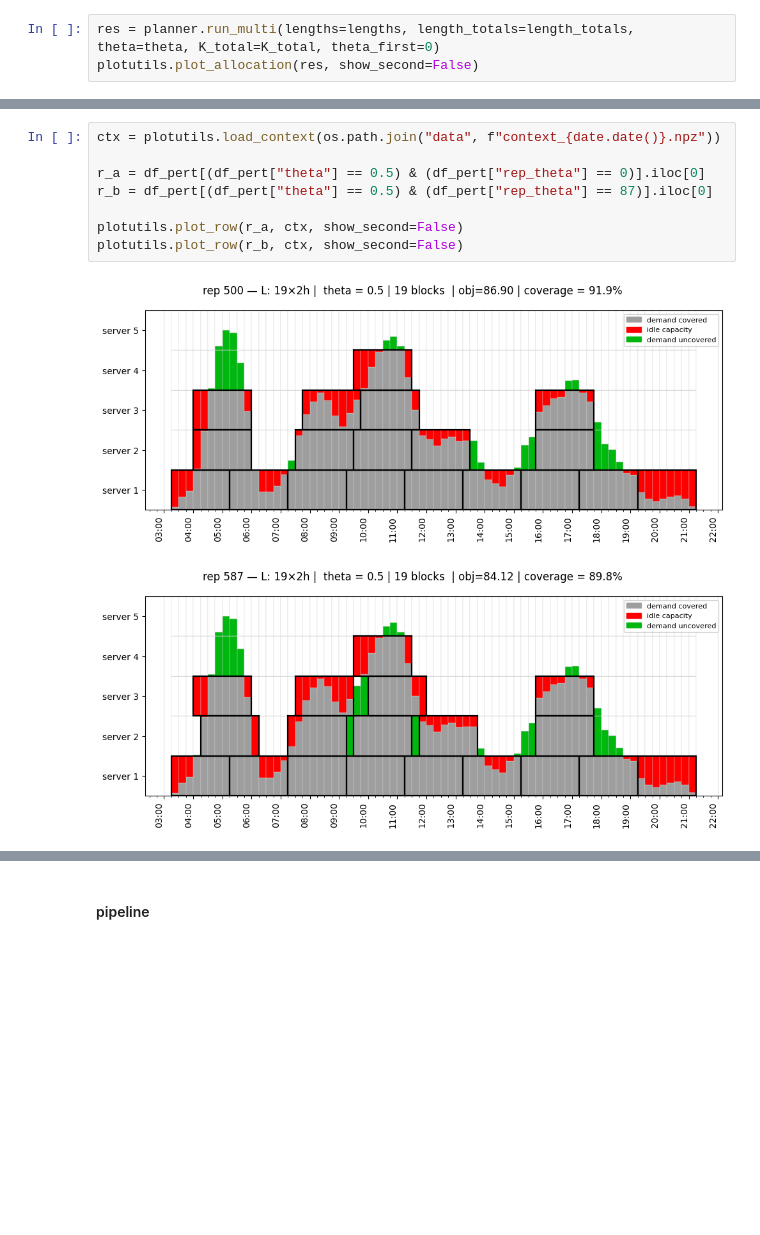
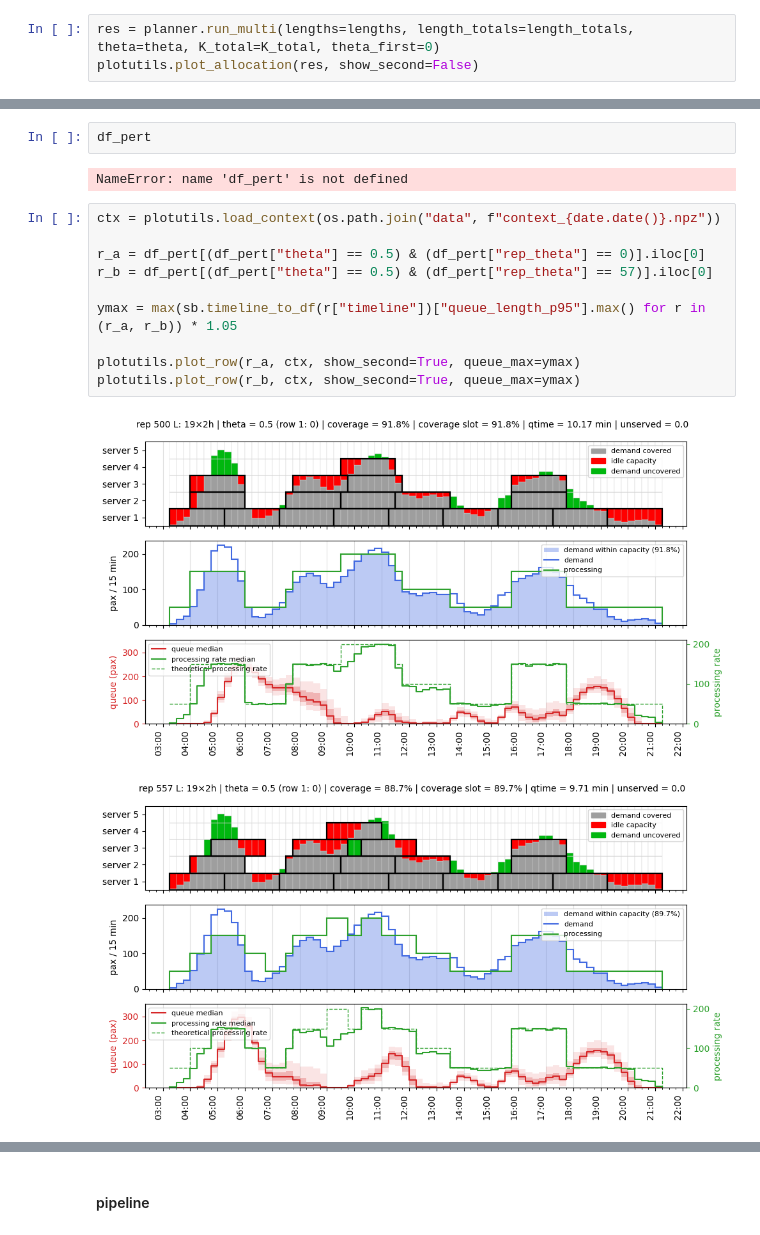
Before and after one commit to ZanchiLorenzo/security_paper, a Jupyter notebook: Tester FLR security.ipynb, the cells around one changed output, grey strips where cells are left out. Cells and saved outputs as stored; diff of their text form; blank space fills up the shorter version.

```diff
--- a/Tester FLR security.ipynb
+++ b/Tester FLR security.ipynb
@@ -1935,11 +1933,17 @@ df_pert
+# %%
+df_pert
+# %% [output]
+NameError: name 'df_pert' is not defined
 # %%
 ctx = plotutils.load_context(os.path.join("data", f"context_{date.date()}.npz"))
 
 r_a = df_pert[(df_pert["theta"] == 0.5) & (df_pert["rep_theta"] == 0)].iloc[0]
-r_b = df_pert[(df_pert["theta"] == 0.5) & (df_pert["rep_theta"] == 87)].iloc[0]
+r_b = df_pert[(df_pert["theta"] == 0.5) & (df_pert["rep_theta"] == 57)].iloc[0]
 
-plotutils.plot_row(r_a, ctx, show_second=False)
-plotutils.plot_row(r_b, ctx, show_second=False)
+ymax = max(sb.timeline_to_df(r["timeline"])["queue_length_p95"].max() for r in (r_a, r_b)) * 1.05
+
+plotutils.plot_row(r_a, ctx, show_second=True, queue_max=ymax)
+plotutils.plot_row(r_b, ctx, show_second=True, queue_max=ymax)
 # %% [output]
-[figure, old version]
+[figure, new version]
-[figure, old version]
+[figure, new version]
```
Also changed, not shown: parts of 51 cells of this notebook, 8 other files.
